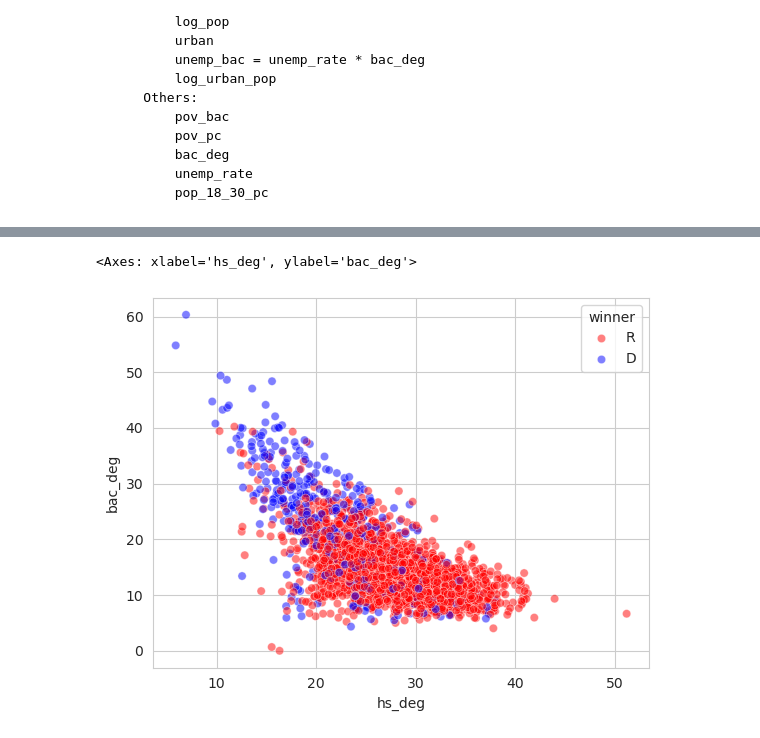
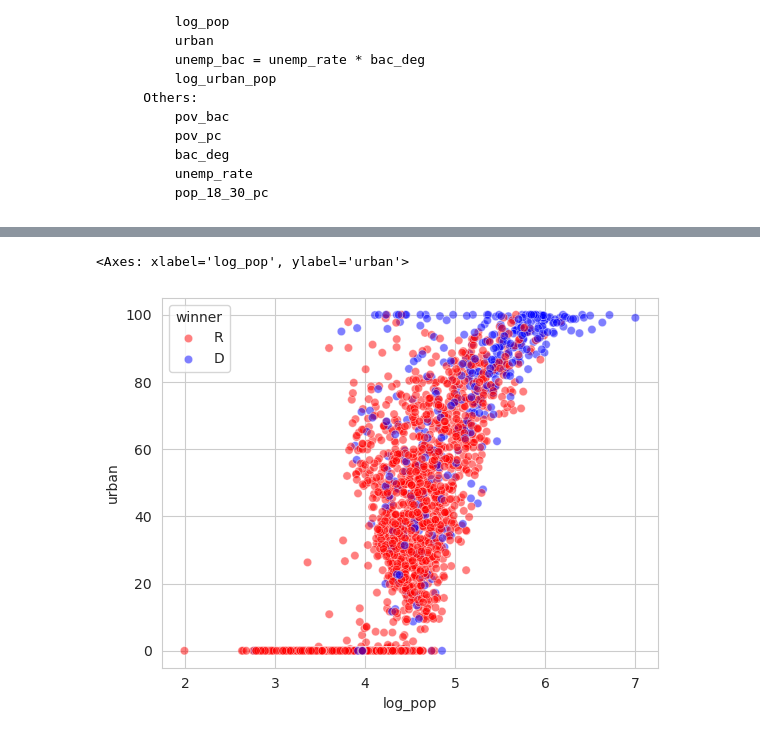
Before and after one commit to srijanrodo/erdos_ds_project, a Jupyter notebook: data_visualization.ipynb, the cells around one changed output, grey strips where cells are left out. Drawn from its saved outputs; the diff is of its cells as text; code cells hidden in the pictures.

```diff
--- a/data_visualization.ipynb
+++ b/data_visualization.ipynb
@@ -130,5 +113,5 @@ Name: democrat, dtype: float64
 # %%
-sns.scatterplot(data=agg_train,y='bac_deg',x='hs_deg',hue='winner',palette=['red','blue'], alpha=0.5)
+sns.scatterplot(data=agg_train,y='urban',x='log_pop',hue='winner',palette=['red','blue'], alpha=0.5)
 # %% [output]
-<Axes: xlabel='hs_deg', ylabel='bac_deg'>
+<Axes: xlabel='log_pop', ylabel='urban'>
-[figure, old version]
+[figure, new version]
```
Also changed, not shown: parts of 1 cell of this notebook, 3 other files.
